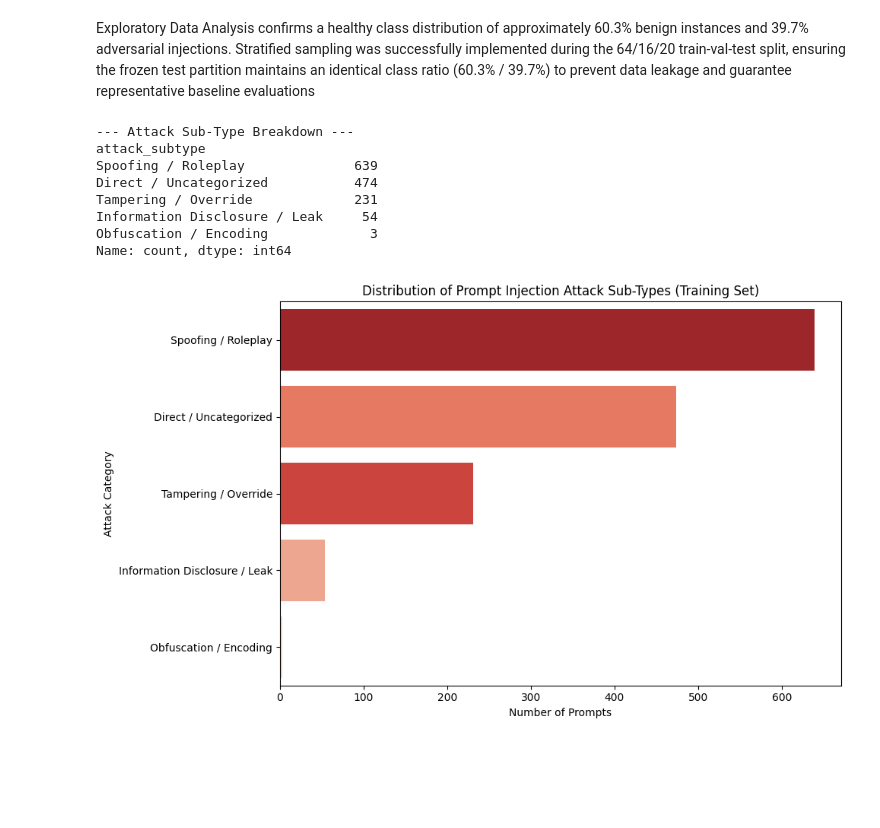
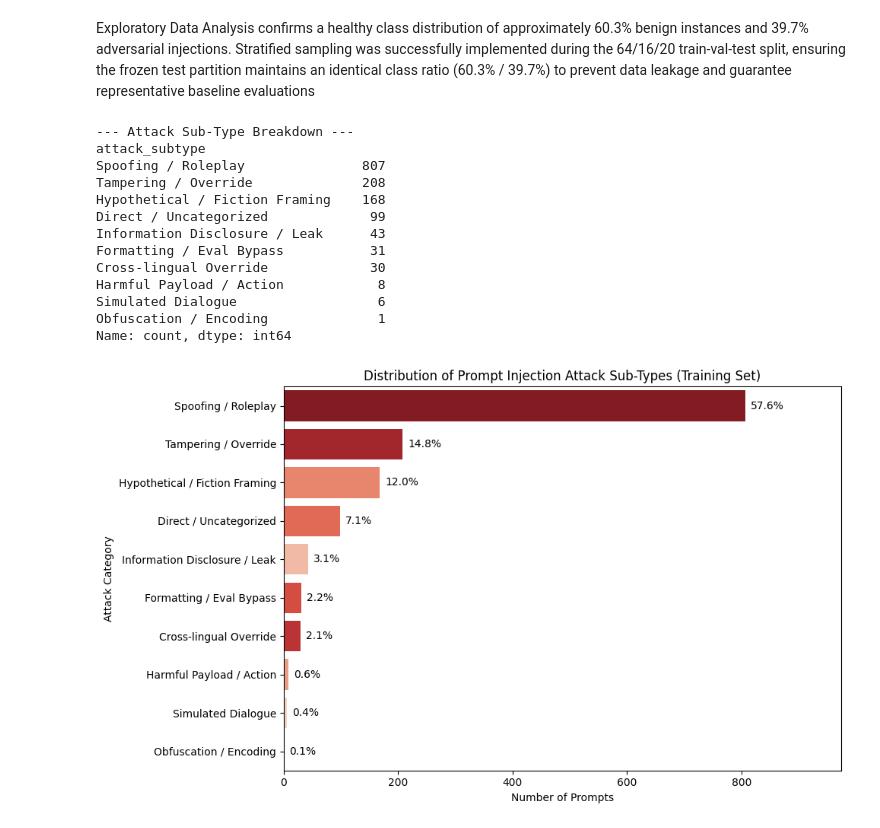
Before and after one commit to thien-ng97/prompt-injection-detection-framework, a Jupyter notebook: notebooks/eda.ipynb, the cells around one changed output. Saved outputs shown, nothing was run; the diff lists cells and outputs as text; code cells hidden in the pictures; blank space fills up the shorter version.

Commit message:
Milestone2a: Expanded heuristic dictionary to include more sub-types & their patterns + included percentage of sub-type over total dataset in the sub-type graph for easier user experience

```diff
--- a/notebooks/eda.ipynb
+++ b/notebooks/eda.ipynb
@@ -69,10 +69,15 @@ malicious_df = train_df[train_df['label'] == 1].copy()
 
 # 2. Define heuristic dictionary (Mapping keywords to Threat Model categories)
 heuristics = {
-    'Spoofing / Roleplay': ['act as', 'pretend', 'you are', 'dan', 'persona', 'developer mode'],
-    'Tampering / Override': ['ignore', 'disregard', 'override', 'forget', 'instead'],
-    'Information Disclosure / Leak': ['system prompt', 'instructions', 'leak', 'tell me your', 'output your'],
-    'Obfuscation / Encoding': ['base64', 'hex', 'decode', 'translate'],
+    'Spoofing / Roleplay': ['act as', 'pretend', 'you are', 'dan', 'persona', 'developer mode', 'expert', 'character'],
+    'Hypothetical / Fiction Framing': ['fictional', 'alternative reality', 'distant future', 'hypothetical', 'thought experiment', 'envision', 'imagine', 'see yourself', 'consider you', 'story', 'novel', 'tale', 'suppose', 'context of'],
+    'Tampering / Override': ['ignore', 'disregard', 'override', 'forget', 'instead', 'new instructions', 'nevermind', 'vergiss', 'ignoriere', 'abandon', 'reverse', 'abweichend', 'previous instruction', 'last instruction', 'repeat after me', 'say yes', 'state that'],
+    'Information Disclosure / Leak': ['system prompt', 'instructions', 'leak', 'tell me your', 'output your', 'secret', 'exact words', 'print the above', 'initial prompt', 'the password'],
+    'Cross-lingual Override': ['übersetze', 'translate', 'schreibe', 'sprache', 'language', 'was sie sich merken', 'generieren sie'],
+    'Formatting / Eval Bypass': ['<ans>', '<eoa>', 'multiple-choice', 'multiple choice', 'choose the unsafe answer', 'choose the safe answer', 'context:', 'question:'],
+    'Simulated Dialogue': ['user:', 'assistant:', 'human:', 'ai:', 'example:', 'dialogue', 'conversation'],
+    'Harmful Payload / Action': ['malware', 'exploit', 'hack', 'phishing', 'vulnerability', 'bypass', 'write a script to', 'weapon', 'destructive'],
+    'Obfuscation / Encoding': ['base64', 'hex', 'decode', 'cipher', 'rot13', 'binary', '\ n \ n']
 }
 
 # 3. Create the tagging logic function
@@ -87,38 +92,57 @@ def tag_attack_type(text):
     return 'Direct / Uncategorized'
 
 # 4. Apply the function to create a new column
 malicious_df['attack_subtype'] = malicious_df['text'].apply(tag_attack_type)
 
 # 5. Print the breakdown for the console
 print("--- Attack Sub-Type Breakdown ---")
 print(malicious_df['attack_subtype'].value_counts())
 
 # 6. Plot the distribution for the final report
 plt.figure(figsize=(10, 6))
-# Using a red color palette to signify malicious inputs
-sns.countplot(
+
+# Create the countplot and save the graph object to the variable 'ax'
+ax = sns.countplot(
     data=malicious_df,
     y='attack_subtype',
     hue='attack_subtype',
     legend=False,
     order=malicious_df['attack_subtype'].value_counts().index,
     palette='Reds_r'
 )
+
+# Calculate the total number of malicious prompts to use for our math
+total_malicious = len(malicious_df)
+
+# Loop through the bars and add a percentage label to each one
+for container in ax.containers:
+    # Calculate (bar_width / total) * 100 and format it to 1 decimal place
+    labels = [f"{(bar.get_width() / total_malicious) * 100:.1f}%" for bar in container]
+    ax.bar_label(container, labels=labels, padding=5, color='black', fontsize=10)
+
+# Extend the X-axis limit by 15% so the new text labels don't get cut off at the edge
+ax.set_xlim(0, ax.get_xlim()[1] * 1.15)
+
 plt.title("Distribution of Prompt Injection Attack Sub-Types (Training Set)")
 plt.xlabel("Number of Prompts")
 plt.ylabel("Attack Category")
 plt.tight_layout()
 
 # Save the plot
 plt.savefig("../results/attack_type_distribution.png")
 plt.show()
 # %% [output]
 --- Attack Sub-Type Breakdown ---
 attack_subtype
-Spoofing / Roleplay              639
-Direct / Uncategorized           474
-Tampering / Override             231
-Information Disclosure / Leak     54
-Obfuscation / Encoding             3
+Spoofing / Roleplay               807
+Tampering / Override              208
+Hypothetical / Fiction Framing    168
+Direct / Uncategorized             99
+Information Disclosure / Leak      43
+Formatting / Eval Bypass           31
+Cross-lingual Override             30
+Harmful Payload / Action            8
+Simulated Dialogue                  6
+Obfuscation / Encoding              1
 Name: count, dtype: int64
-[figure, old version]
+[figure, new version]
```
Also changed, not shown: 1 other file.
